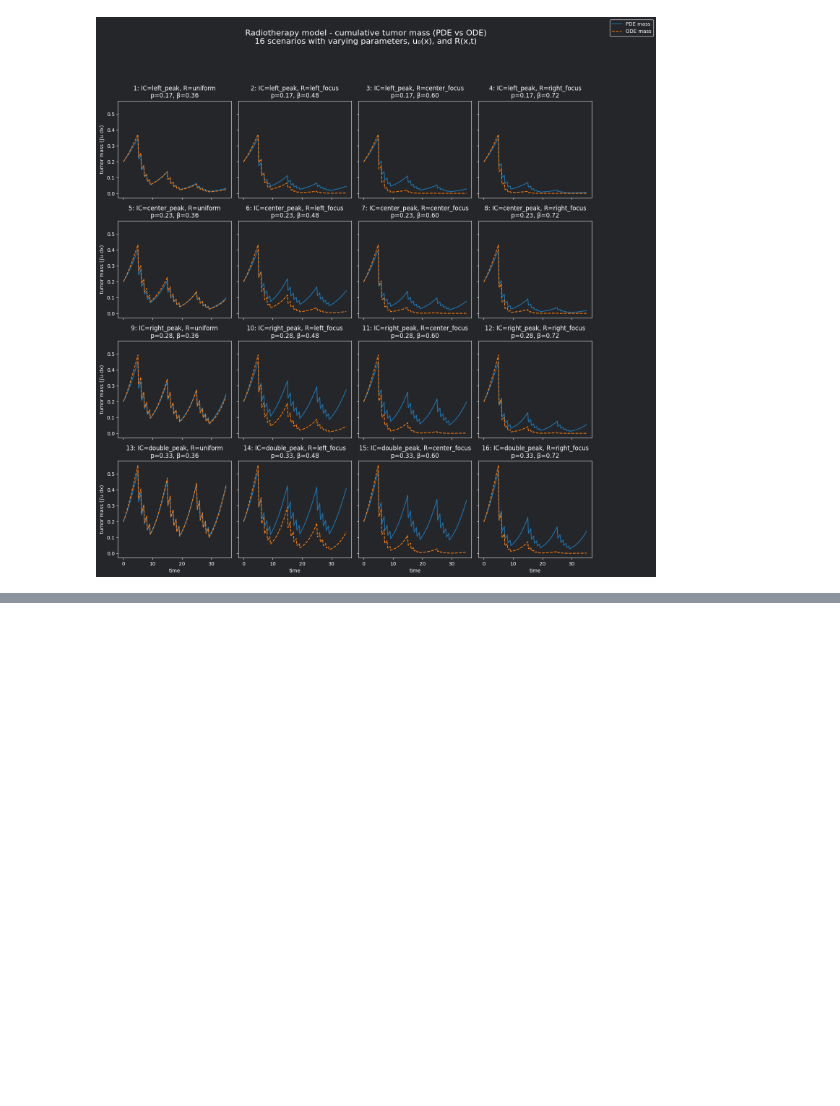
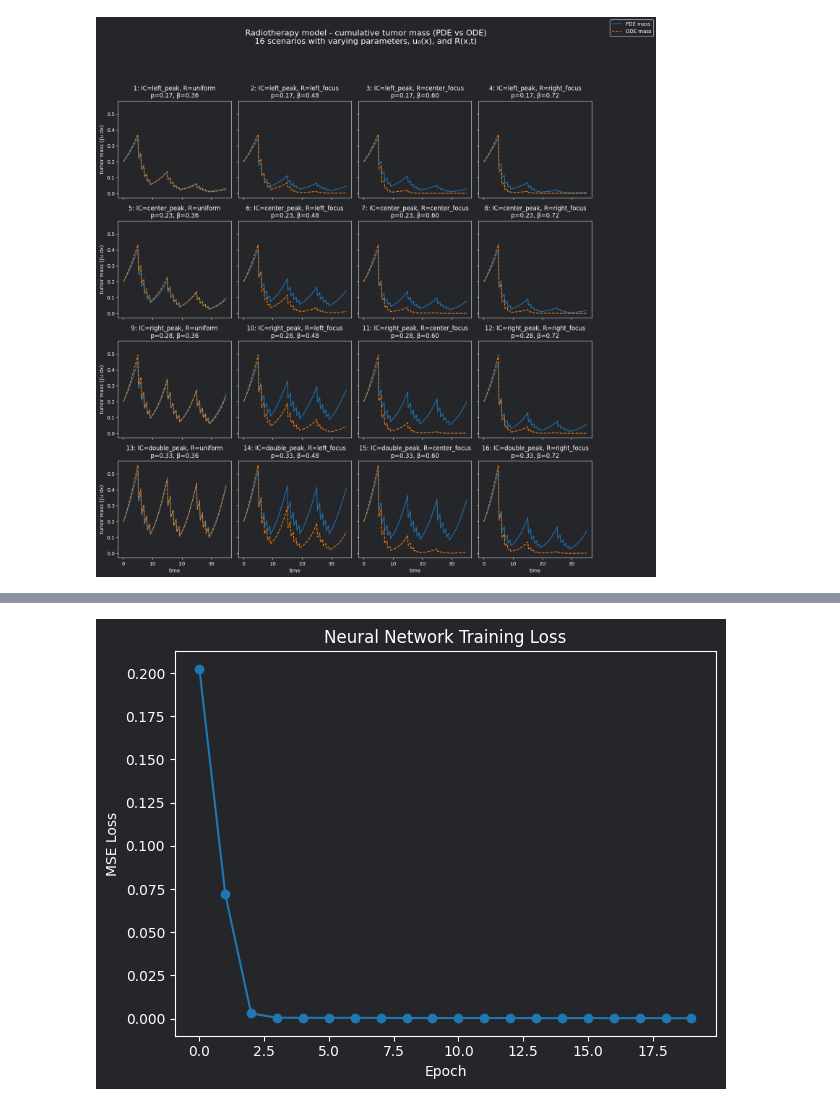
Before and after one commit to IgorZakrocki/CS_radiotherapy_project, a Jupyter notebook: simulations/sim_02_ode.ipynb, the cells around one changed output, grey strips where cells are left out. Cells and saved outputs as stored; diff of their text form; code cells hidden in the pictures; blank space fills up the shorter version.

```diff
--- a/simulations/sim_02_ode.ipynb
+++ b/simulations/sim_02_ode.ipynb
@@ -812,0 +345,66 @@ Epoch 200 | train MSE: 2.1201e-07 | val MSE: 1.9383e-07
+# %%
+def generate_training_data(n_samples=2000):
+    U_vals = np.random.uniform(0.0, 1.0, n_samples)
+    D_vals = np.random.choice([0.0, 4.0], size=n_samples, p=[0.7, 0.3])
+
+    dU_vals = []
+    for U, R in zip(U_vals, D_vals):
+        val = rho * U * (1 - U / K) - beta * H_eff * R * U
+        dU_vals.append(val)
+
+    dU_vals = np.array(dU_vals)
+
+    X = np.stack([U_vals, D_vals], axis=1).astype(np.float32)
+    y = dU_vals.reshape(-1, 1).astype(np.float32)
+    return X, y
+
+X_train, y_train = generate_training_data(n_samples=5000)
+dataset = TensorDataset(torch.from_numpy(X_train), torch.from_numpy(y_train))
+loader = DataLoader(dataset, batch_size=64, shuffle=True)
+
+class SurrogateModel(nn.Module):
+    def __init__(self):
+        super().__init__()
+        self.net = nn.Sequential(
+            nn.Linear(2, 16),
+            nn.Tanh(),
+            nn.Linear(16, 16),
+            nn.Tanh(),
+            nn.Linear(16, 1)
+        )
+
+    def forward(self, x):
+        return self.net(x)
+
+model = SurrogateModel()
+optimizer = optim.Adam(model.parameters(), lr=0.005)
+criterion = nn.MSELoss()
+
+epochs = 20
+loss_history = []
+
+print("Starting training...")
+for ep in range(epochs):
+    epoch_loss = 0.0
+    for bx, by in loader:
+        optimizer.zero_grad()
+        pred = model(bx)
+        loss = criterion(pred, by)
+        loss.backward()
+        optimizer.step()
+        epoch_loss += loss.item()
+
+    avg_loss = epoch_loss / len(loader)
+    loss_history.append(avg_loss)
+    if (ep+1) % 5 == 0:
+        print(f"Epoch {ep+1}/{epochs}, Loss: {avg_loss:.6f}")
+
+plt.figure()
+plt.plot(loss_history, marker='o')
+plt.xlabel("Epoch")
+plt.ylabel("MSE Loss")
+plt.title("Neural Network Training Loss")
+plt.tight_layout()
+plt.savefig(DEFAULT_OUTPUT_DIR / "nn_loss.png")
+plt.show()
+# %% [output]
@@ -812,0 +416 @@ Epoch 200 | train MSE: 2.1201e-07 | val MSE: 1.9383e-07
+[figure, added]
```
Also changed, not shown: parts of 14 cells of this notebook, 15 other files.
